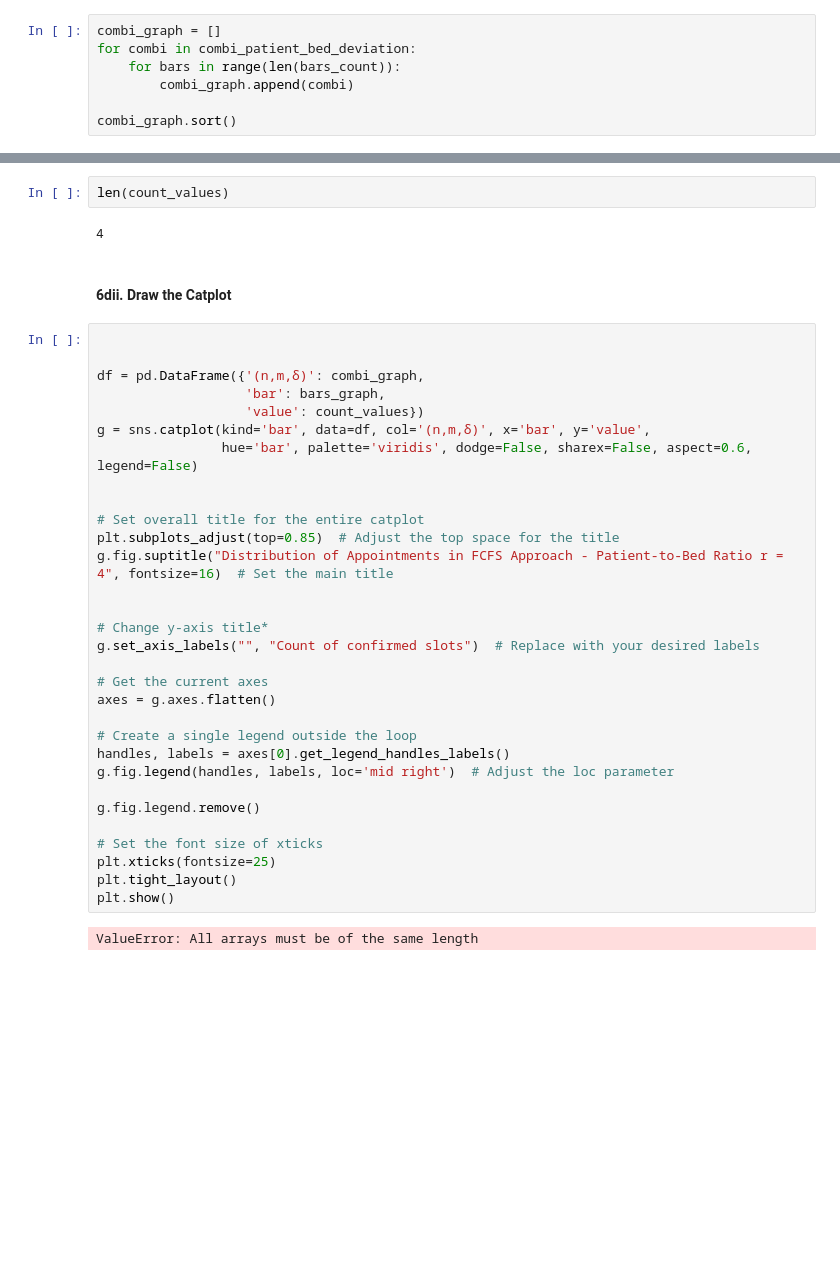
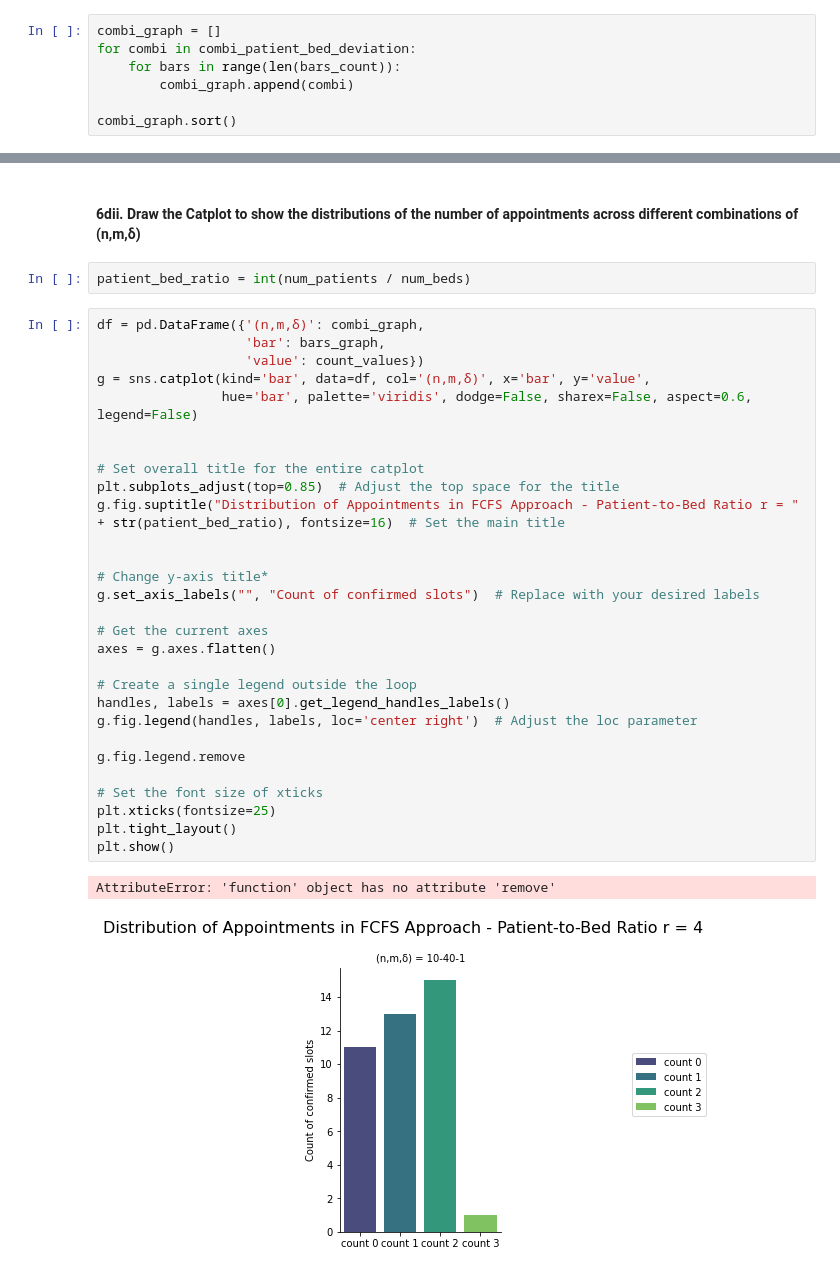
Before and after one commit to clarissanjani/Multi-ApptScheduling-HemodialysisCenters, a Jupyter notebook: Anjani_FCFS.ipynb, the cells around one changed output, grey strips where cells are left out. Cells and saved outputs as stored; diff of their text form; blank space fills up the shorter version.

```diff
--- a/Anjani_FCFS.ipynb
+++ b/Anjani_FCFS.ipynb
@@ -1024,41 +1097,38 @@ for column in range(0, len(FCFS_df.columns)):
 1.0
-# %%
-len(count_values)
-# %% [output]
-4
-# %% [markdown]
-#### 6dii. Draw the Catplot
+# %% [markdown]
+#### 6dii. Draw the Catplot to show the distributions of the number of appointments across different combinations of (n,m,δ)
+# %%
+patient_bed_ratio = int(num_patients / num_beds)
 # %%
-
-
 df = pd.DataFrame({'(n,m,δ)': combi_graph,
                    'bar': bars_graph,
                    'value': count_values})
 g = sns.catplot(kind='bar', data=df, col='(n,m,δ)', x='bar', y='value',
                 hue='bar', palette='viridis', dodge=False, sharex=False, aspect=0.6, legend=False)
 
 
 # Set overall title for the entire catplot
 plt.subplots_adjust(top=0.85)  # Adjust the top space for the title
-g.fig.suptitle("Distribution of Appointments in FCFS Approach - Patient-to-Bed Ratio r = 4", fontsize=16)  # Set the main title
+g.fig.suptitle("Distribution of Appointments in FCFS Approach - Patient-to-Bed Ratio r = " + str(patient_bed_ratio), fontsize=16)  # Set the main title
 
 
 # Change y-axis title*
 g.set_axis_labels("", "Count of confirmed slots")  # Replace with your desired labels
 
 # Get the current axes
 axes = g.axes.flatten()
 
 # Create a single legend outside the loop
 handles, labels = axes[0].get_legend_handles_labels()
-g.fig.legend(handles, labels, loc='mid right')  # Adjust the loc parameter
+g.fig.legend(handles, labels, loc='center right')  # Adjust the loc parameter
 
-g.fig.legend.remove()
+g.fig.legend.remove
 
 # Set the font size of xticks
 plt.xticks(fontsize=25)
 plt.tight_layout()
 plt.show()
 # %% [output]
-ValueError: All arrays must be of the same length
+AttributeError: 'function' object has no attribute 'remove'
+[figure, added]
 # %% [markdown]
```
Also changed, not shown: parts of 84 cells of this notebook, 8 other files.
